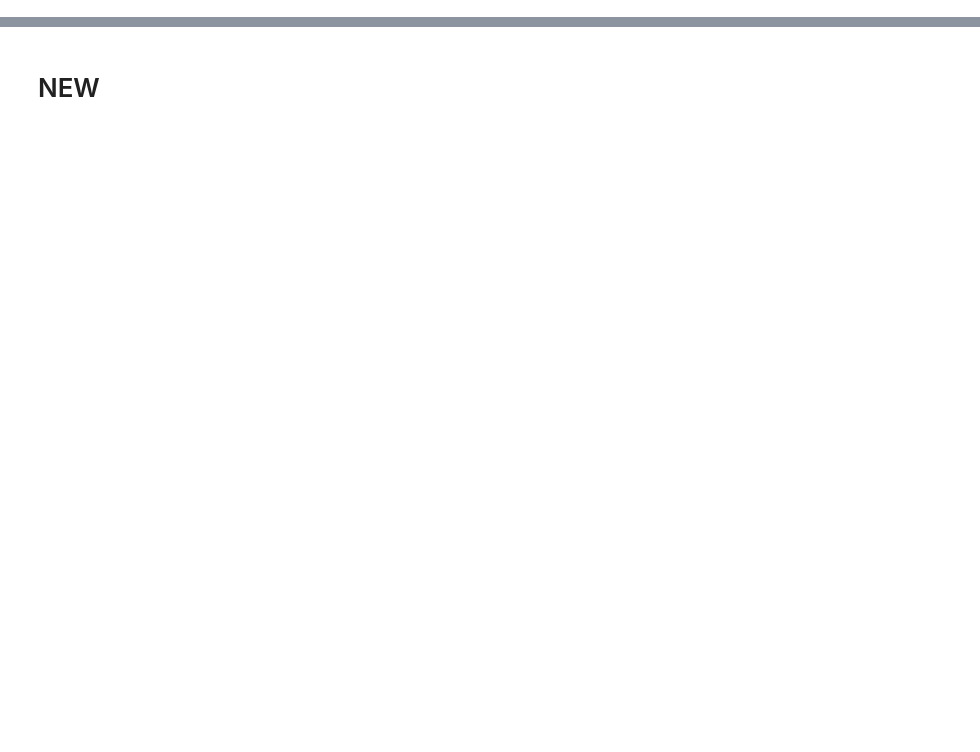
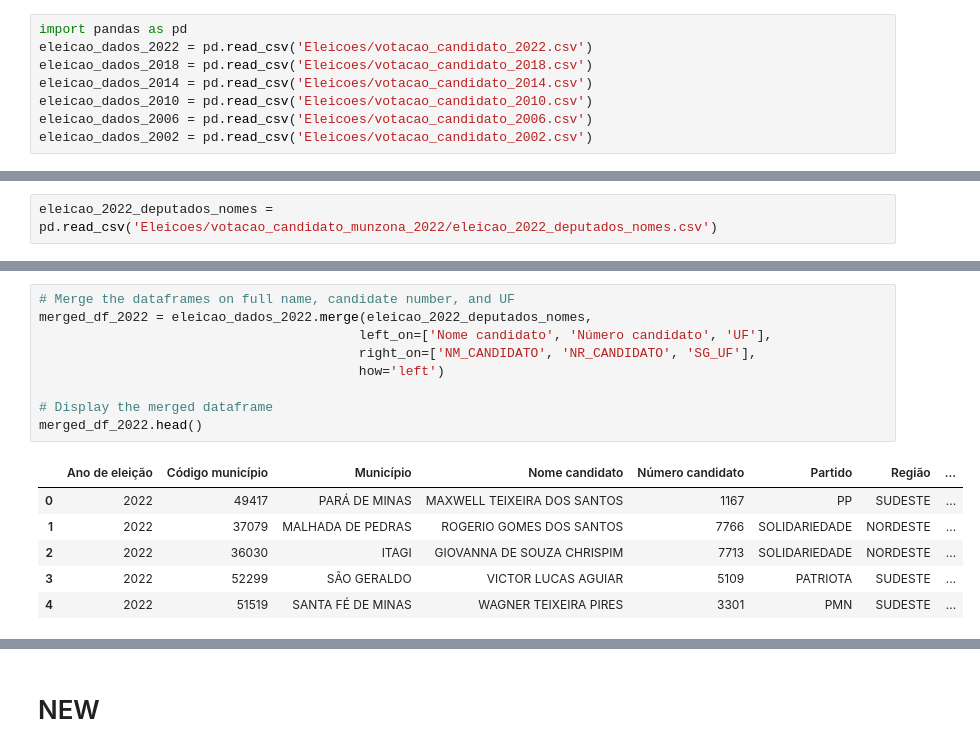
Before and after one commit to LuizVenosa/Grafico-Camera, a Jupyter notebook: Dados consolidado/eleicoes.ipynb, the cells around one changed output, grey strips where cells are left out. Cells and saved outputs as stored; diff of their text form; blank space fills up the shorter version.

```diff
--- a/Dados consolidado/eleicoes.ipynb
+++ b/Dados consolidado/eleicoes.ipynb
@@ -8 +1,9 @@ eleicao_dados_2018 = pd.read_csv('votacao_candidato-municipio_deputado_federal_2
+# %%
+import pandas as pd
+eleicao_dados_2022 = pd.read_csv('Eleicoes/votacao_candidato_2022.csv')
+eleicao_dados_2018 = pd.read_csv('Eleicoes/votacao_candidato_2018.csv')
+eleicao_dados_2014 = pd.read_csv('Eleicoes/votacao_candidato_2014.csv')
+eleicao_dados_2010 = pd.read_csv('Eleicoes/votacao_candidato_2010.csv')
+eleicao_dados_2006 = pd.read_csv('Eleicoes/votacao_candidato_2006.csv')
+eleicao_dados_2002 = pd.read_csv('Eleicoes/votacao_candidato_2002.csv')
 # %%
@@ -181,0 +35,2 @@ percentage_votos_centrao_2018.to_csv('indice_centrao_2018.csv')
+# %%
+eleicao_2022_deputados_nomes = pd.read_csv('Eleicoes/votacao_candidato_munzona_2022/eleicao_2022_deputados_nomes.csv')
@@ -181,0 +53,16 @@ percentage_votos_centrao_2018.to_csv('indice_centrao_2018.csv')
+# %%
+# Merge the dataframes on full name, candidate number, and UF
+merged_df_2022 = eleicao_dados_2022.merge(eleicao_2022_deputados_nomes,
+                                         left_on=['Nome candidato', 'Número candidato', 'UF'],
+                                         right_on=['NM_CANDIDATO', 'NR_CANDIDATO', 'SG_UF'],
+                                         how='left')
+
+# Display the merged dataframe
+merged_df_2022.head()
+# %% [output]
+|  | Ano de eleição | Código município | Município | Nome candidato | Número candidato | Partido | Região | ... |
+| 0 | 2022 | 49417 | PARÁ DE MINAS | MAXWELL TEIXEIRA DOS SANTOS | 1167 | PP | SUDESTE | ... |
+| 1 | 2022 | 37079 | MALHADA DE PEDRAS | ROGERIO GOMES DOS SANTOS | 7766 | SOLIDARIEDADE | NORDESTE | ... |
+| 2 | 2022 | 36030 | ITAGI | GIOVANNA DE SOUZA CHRISPIM | 7713 | SOLIDARIEDADE | NORDESTE | ... |
+| 3 | 2022 | 52299 | SÃO GERALDO | VICTOR LUCAS AGUIAR | 5109 | PATRIOTA | SUDESTE | ... |
+| 4 | 2022 | 51519 | SANTA FÉ DE MINAS | WAGNER TEIXEIRA PIRES | 3301 | PMN | SUDESTE | ... |
```
Also changed, not shown: parts of 22 cells of this notebook, 11 other files.
